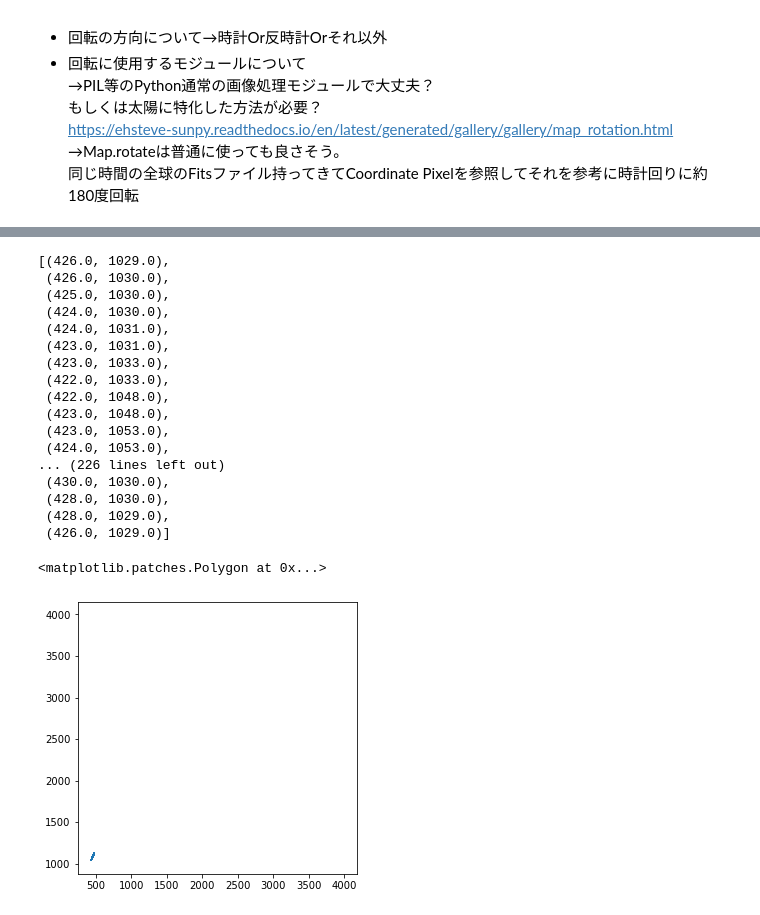
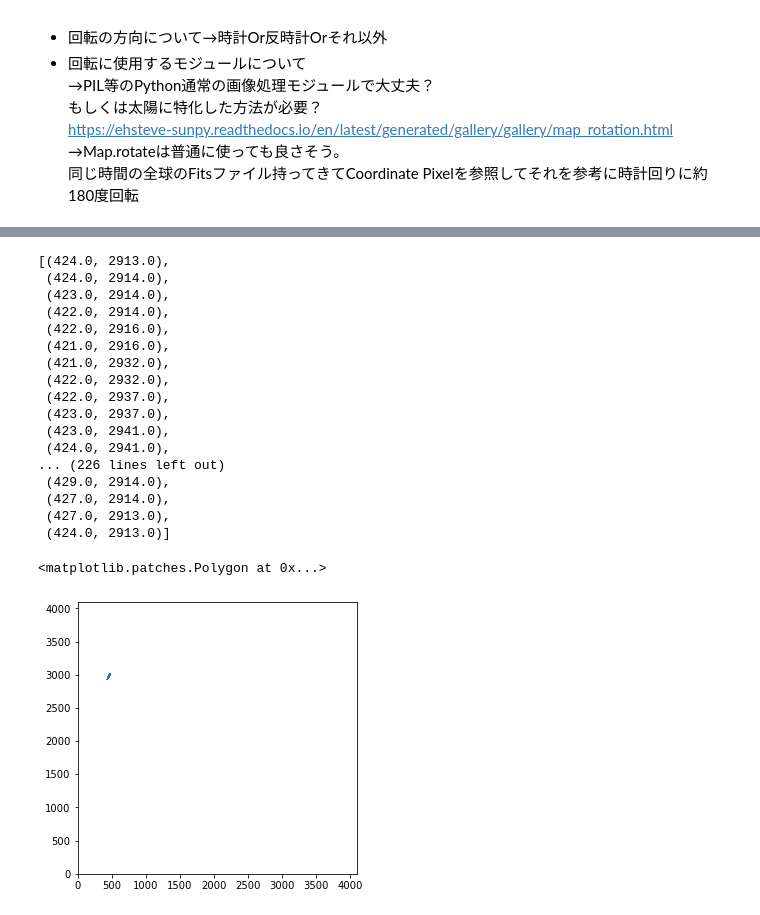
Before and after one commit to akisen/Predict_Solar_Flare_Mrcnn, a Jupyter notebook: src_dataset/Convert_bitmap_to_polygon.ipynb, the cells around one changed output, grey strips where cells are left out. Drawn from its saved outputs; the diff is of its cells as text; code cells hidden in the pictures.

```diff
--- a/src_dataset/Convert_bitmap_to_polygon.ipynb
+++ b/src_dataset/Convert_bitmap_to_polygon.ipynb
@@ -297,6 +240,7 @@ angle = -1* mask_map.meta["crota2"]
 scale = 1.0
 trans = cv2.getRotationMatrix2D(center,angle,scale)
 image2 = cv2.warpAffine(padded_map.astype("int16"),trans,(width,height))
+image2 = np.flipud(image2)
 # %%
 plt.figure(1)
 ax = plt.subplot(1,1,1)
@@ -312,8 +256,8 @@ plt.show()
 from PIL import Image
 left = int(full_disk_coord-mask_ur[0])
 right = int(full_disk_coord-mask_ll[0])
-lower = int(mask_ll[1])
-upper = int(mask_ur[1])
+lower = int(full_disk_coord-mask_ur[1])
+upper = int(full_disk_coord-mask_ll[1])
 rotated_ar_map = image2[lower:upper,left:right]
 left,right,lower,upper
 # %% [output]
@@ -359,38 +303,39 @@ for coord in rotated_mask[0]["coordinates"][0]:
     rotated_mask_fixed.append((x,y))
 rotated_mask_fixed
 # %% [output]
-[(426.0, 1029.0),
- (426.0, 1030.0),
- (425.0, 1030.0),
- (424.0, 1030.0),
- (424.0, 1031.0),
- (423.0, 1031.0),
- (423.0, 1033.0),
- (422.0, 1033.0),
- (422.0, 1048.0),
- (423.0, 1048.0),
- (423.0, 1053.0),
- (424.0, 1053.0),
+[(424.0, 2913.0),
+ (424.0, 2914.0),
+ (423.0, 2914.0),
+ (422.0, 2914.0),
+ (422.0, 2916.0),
+ (421.0, 2916.0),
+ (421.0, 2932.0),
+ (422.0, 2932.0),
+ (422.0, 2937.0),
+ (423.0, 2937.0),
+ (423.0, 2941.0),
+ (424.0, 2941.0),
 ... (226 lines left out)
- (430.0, 1030.0),
- (428.0, 1030.0),
- (428.0, 1029.0),
- (426.0, 1029.0)]
+ (429.0, 2914.0),
+ (427.0, 2914.0),
+ (427.0, 2913.0),
+ (424.0, 2913.0)]
 # %%
 # matplotlib.pyplotをインポート
 import matplotlib.pyplot as plt
 # matplotlib.patchesをインポート
 import matplotlib.patches as pat
 # Figureを作成
 fig = plt.figure(figsize=(5, 5))
 # FigureにAxes(サブプロット)を追加
 ax = fig.add_subplot(111)
-ax.plot(4000,4000)
+ax.set_xlim([0,full_disk_coord])
+ax.set_ylim([0,full_disk_coord])
 p = pat.Polygon(xy = rotated_mask_fixed)
 ax.add_patch(p)
 # %% [output]
 <matplotlib.patches.Polygon at 0x...>
-[figure, old version]
+[figure, new version]
 # %%
 import pickle
 import utils
```
Also changed, not shown: parts of 17 cells of this notebook, 1 other file.
